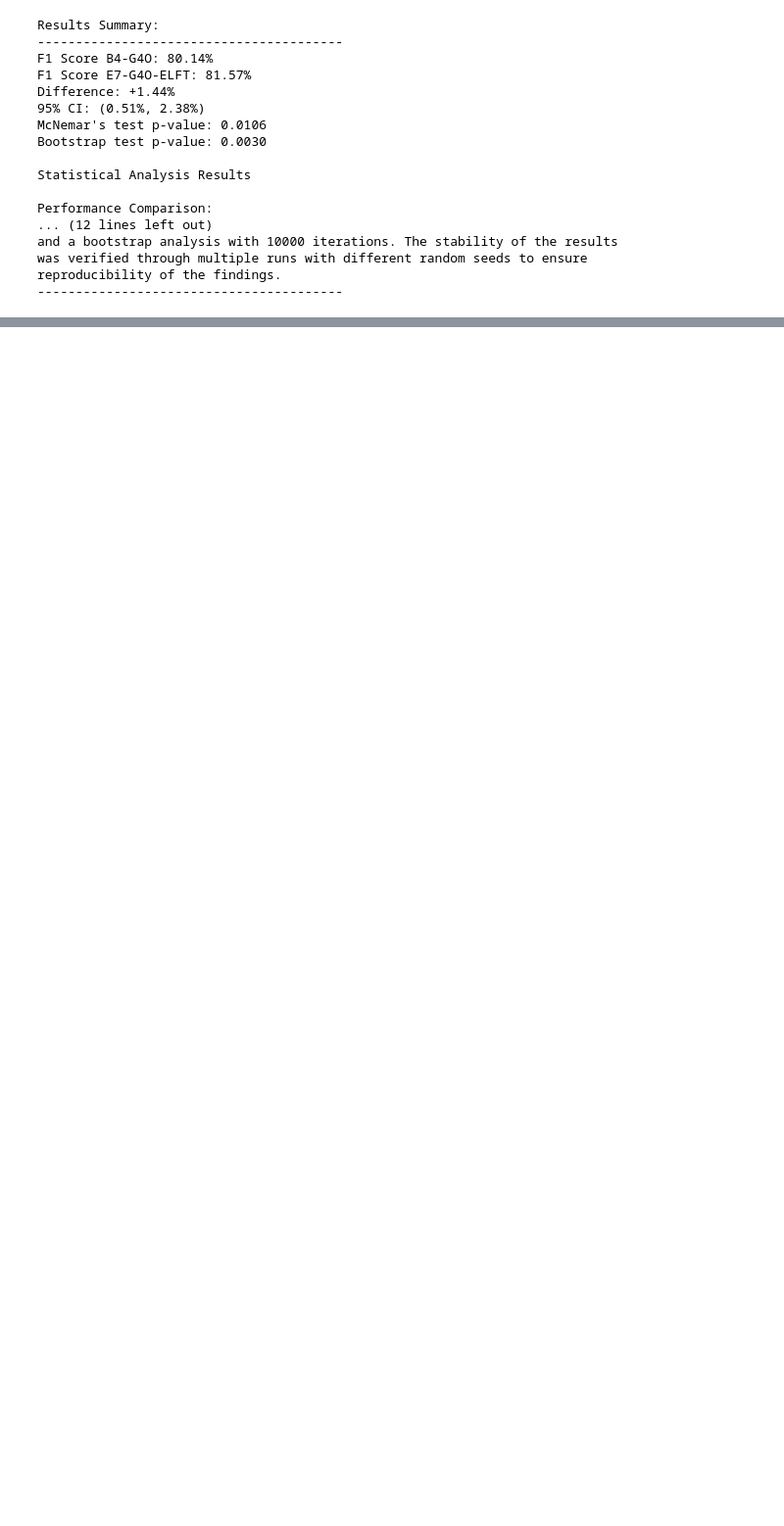
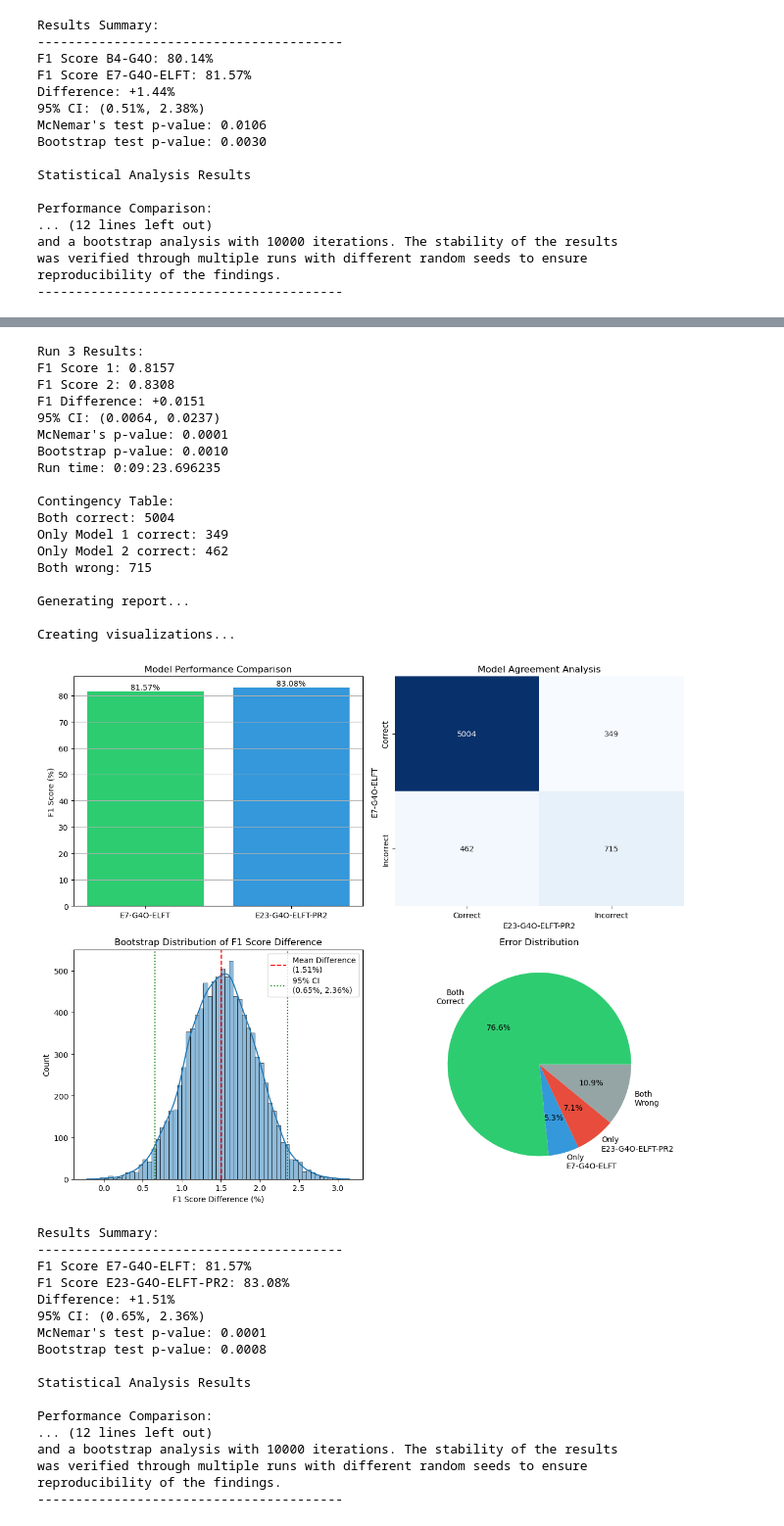
Before and after one commit to jbeno/sentiment, a Jupyter notebook: statistics.ipynb, the cells around one changed output, grey strips where cells are left out. Shown at 98% size. Cells and saved outputs as stored; diff of their text form; code cells hidden in the pictures; blank space fills up the shorter version.

```diff
--- a/final_project_statistics.ipynb
+++ b/statistics.ipynb
@@ -977,0 +1166,12 @@ reproducibility of the findings.
+# %%
+e23_g4o_elft_pr2_results_df = pd.read_csv('research/E23-G4O-ELFT-PR2_results.csv')
+# %%
+e23_e7_results = compare_experiments(
+    df1=e7_g4o_elft_results_df,
+    df2=e23_g4o_elft_pr2_results_df,
+    exp1_name='E7-G4O-ELFT',
+    exp2_name='E23-G4O-ELFT-PR2',
+    n_bootstrap=10000,
+    n_stability_runs=3,
+)
+# %% [output]
@@ -977,0 +1221,36 @@ reproducibility of the findings.
+Run 3 Results:
+F1 Score 1: 0.8157
+F1 Score 2: 0.8308
+F1 Difference: +0.0151
+95% CI: (0.0064, 0.0237)
+McNemar's p-value: 0.0001
+Bootstrap p-value: 0.0010
+Run time: 0:09:23.696235
+
+Contingency Table:
+Both correct: 5004
+Only Model 1 correct: 349
+Only Model 2 correct: 462
+Both wrong: 715
+
+Generating report...
+
+Creating visualizations...
+[figure, added]
+Results Summary:
+----------------------------------------
+F1 Score E7-G4O-ELFT: 81.57%
+F1 Score E23-G4O-ELFT-PR2: 83.08%
+Difference: +1.51%
+95% CI: (0.65%, 2.36%)
+McNemar's test p-value: 0.0001
+Bootstrap test p-value: 0.0008
+
+Statistical Analysis Results
+
+Performance Comparison:
+... (12 lines left out)
+and a bootstrap analysis with 10000 iterations. The stability of the results
+was verified through multiple runs with different random seeds to ensure
+reproducibility of the findings.
+----------------------------------------
```
Also changed, not shown: parts of 6 cells of this notebook, 56 other files.
